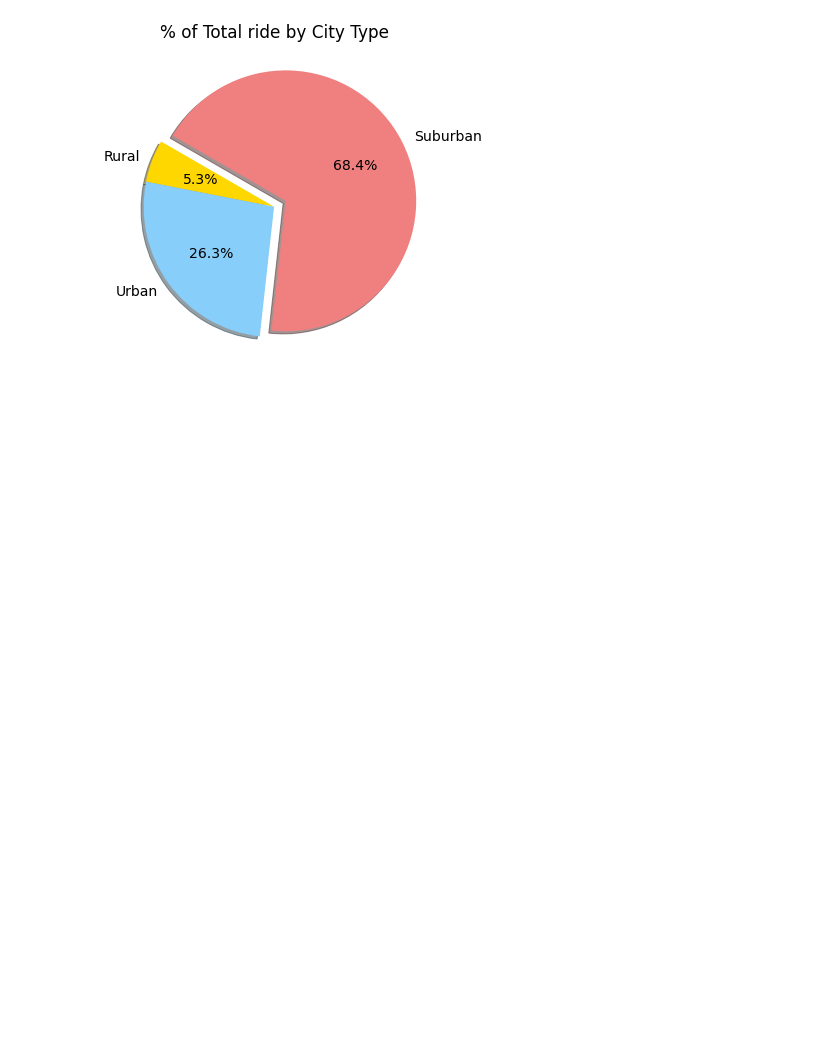
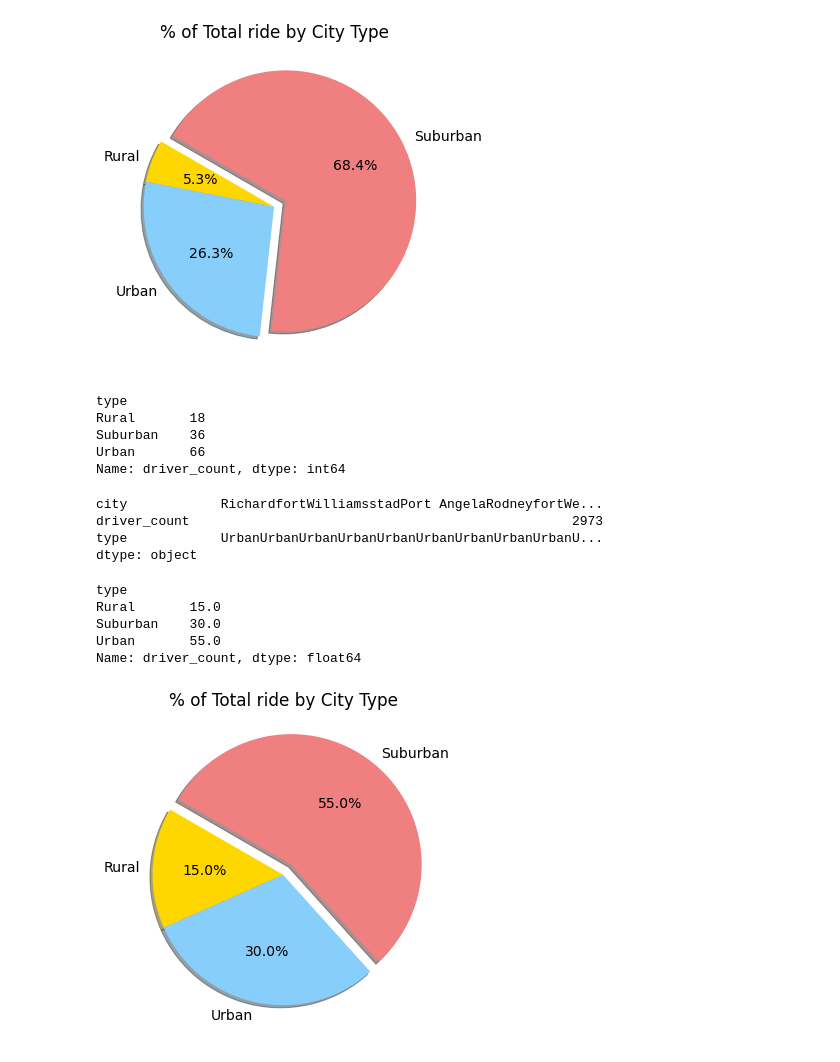
Before and after one commit to sakotiya/RIDE_ANALYSIS, a Jupyter notebook: pyber_ride_analysis.ipynb, the cells around one changed output. Cells and saved outputs as stored; diff of their text form; code cells hidden in the pictures; blank space fills up the shorter version.

```diff
--- a/pyber_ride_analysis.ipynb
+++ b/pyber_ride_analysis.ipynb
@@ -884,3 +884,45 @@ plt.savefig("Resources/Fig6.png")
 plt.show()
 # %% [output]
 [figure]
+# %%
+sum_driver_city = city_df.groupby(["type"]).count()["driver_count"]
+sum_driver_city
+# %% [output]
+type
+Rural       18
+Suburban    36
+Urban       66
+Name: driver_count, dtype: int64
+# %%
+total_driver_count = city_df.sum()
+total_driver_count
+# %% [output]
+city            RichardfortWilliamsstadPort AngelaRodneyfortWe...
+driver_count                                                 2973
+type            UrbanUrbanUrbanUrbanUrbanUrbanUrbanUrbanUrbanU...
+dtype: object
+# %%
+percent_driver_count = 100* sum_driver_city/total_driver_count
+percent_driver_count
+# %% [output]
+type
+Rural       15.0
+Suburban    30.0
+Urban       55.0
+Name: driver_count, dtype: float64
+# %%
+plt.subplots(figsize=(10, 6))
+plt.pie(percent_driver_count, labels= ["Rural", "Urban", "Suburban"],
+       colors= ["gold", "lightskyblue", "lightcoral"],
+       explode = [0,0,0.1],
+       autopct = '%1.1f%%',
+       shadow =True,
+       startangle = 150)
+# Change the default font size from 10 to 14.
+mpl.rcParams['font.size'] = 14
+plt.title("% of Total ride by City Type")
+# Save Figure
+plt.savefig("Resources/Fig7.png")
+plt.show()
+# %% [output]
+[figure, added]
```
Also changed, not shown: 1 other file.
